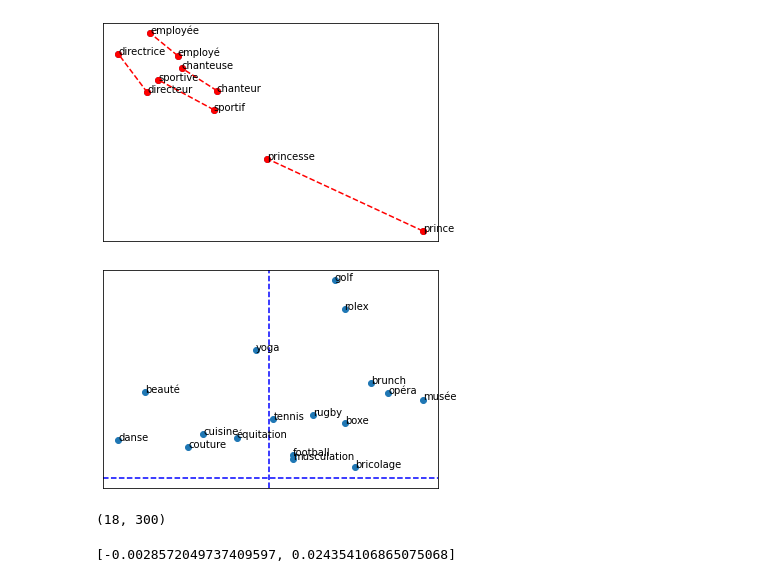
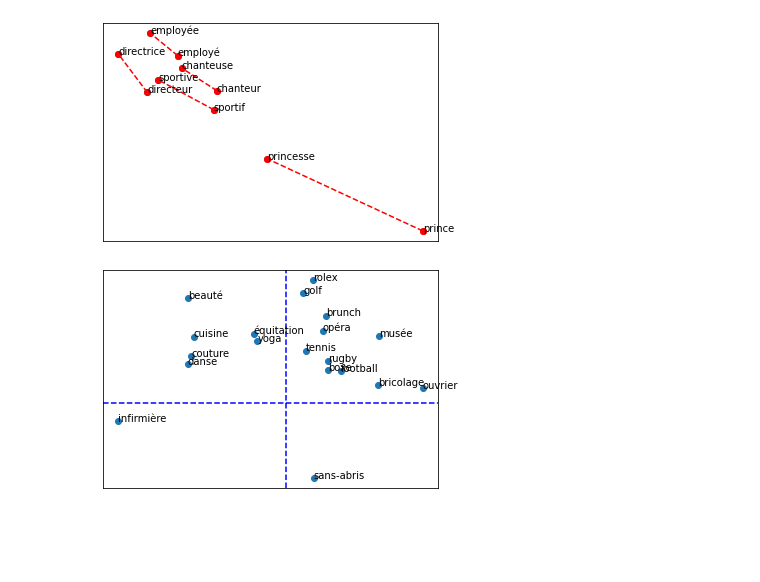
Before and after one commit to jeremylhour/ml_econometrie, a Jupyter notebook: traitement_langage_naturel/vecteurs_mots.ipynb, the cells around one changed output. Saved outputs shown, nothing was run; the diff lists cells and outputs as text; code cells hidden in the pictures; blank space fills up the shorter version.

Commit message:
graphiques word vectors

```diff
--- a/traitement_langage_naturel/vecteurs_mots.ipynb
+++ b/traitement_langage_naturel/vecteurs_mots.ipynb
@@ -116,19 +116,45 @@ def projection(X, y):
     beta = np.linalg.inv(np.transpose(X_plus_intercept) @ X_plus_intercept) @ np.transpose(X_plus_intercept) @ y
     return beta[1:].tolist()
 
-def plot_on_axes(model, X, words, path):
+def _L2norm(vec):
+    """
+    _L2norm:
+        computes L2 norm for vector or each rows of matrix
+
+    @param vec (np.array): np.array of shape  (n_dim) or (n_vectors, n_dim)
+    """
+    if vec.ndim == 1:
+        return np.sqrt(np.sum(vec**2))
+    else:
+        return np.sqrt(np.sum(vec**2, axis=1))
+
+def _cosineSimilarity(target_vec, vectors):
+    """
+    _cosineSimilarity:
+        computes cosine similarity between the target_vec and all other vectors in vectors
+
+    @param target_vec (np.array): vector of shape n_dim
+    @param vectors (np.array): np.array of shape (n_vectors, n_dim)
+    """
+    metric = vectors @ target_vec / (_L2norm(vectors) * _L2norm(target_vec))
+    return metric.tolist()
+
+def plot_on_axes(model, X, words, path, mode='cosine'):
     """ Plot in a scatterplot the embeddings of the words specified in the list "words".
         NOTE: do not plot all the words listed in M_reduced / word2ind.
         Include a label next to each point.
 
         Params:
-            M_reduced (numpy matrix of shape (number of unique words in the corpus , 2)): matrix of 2-dimensioal word embeddings
-            word2ind (dict): dictionary that maps word to indices for matrix M
+            model (fastText model):
+            X (np.array): where to project
             words (list of strings): words whose embeddings we want to visualize
             path (str): where to save
     """
+    if mode=='cosine':
+        points = np.array([_cosineSimilarity(model.get_word_vector(mot), np.transpose(X)) for mot in words])
+    else:
+        points = np.array([projection(X, model.get_word_vector(mot)) for mot in words])
 
-    points = np.array([projection(X, model.get_word_vector(mot)) for mot in words])
     fig, ax = plt.subplots()
     ax.axhline(y=0, color='b', linestyle='--')
     ax.axvline(x=0, color='b', linestyle='--')
@@ -148,8 +174,8 @@ liste_genre = [
     'garçons', 'filles',
     'lui', 'elle',
     'il', 'elle',
-    'maculin', 'feminin',
-    'male', 'femelle'
+    'masculin', 'féminin',
+    'mâle', 'femelle'
 ]
 
 axe_genre = 0
@@ -165,7 +191,7 @@ liste_classe_sociale = [
     'cher', 'bon marché',
     'abondance', 'manque',
     'opulence', 'besoin',
-    'prosperité', 'misère'
+    'prospérité', 'misère'
 ]
 
 axe_classe = 0
@@ -176,18 +202,15 @@ for mot in liste_classe_sociale:
 # %%
 liste_activites = [
     'football', 'rugby',
     'boxe', 'danse', 'yoga',
     'golf', 'équitation', 'couture',
-    'tennis', 'musculation', 'opéra',
+    'tennis', 'opéra',
     'musée', 'cuisine', 'bricolage',
-    'brunch', 'beauté', 'rolex'
+    'brunch', 'beauté', 'rolex',
+    'ouvrier', 'infirmière', 'sans-abris'
 ]
 
 X = np.c_[axe_genre, axe_classe]
 plot_on_axes(ft, np.c_[axe_genre, axe_classe], liste_activites, 'imgs/projections.png')
 # %% [output]
-[figure, old version]
+[figure, new version]
-# %%
-M.shape
-# %% [output]
-(18, 300)
@@ -196,4 +216,0 @@ points = [projection(X, ft.get_word_vector(mot)) for mot in liste_activites]
-# %%
-points[0].tolist()
-# %% [output]
-[-0.0028572049737409597, 0.024354106865075068]
```
Also changed, not shown: parts of 1 cell of this notebook.
